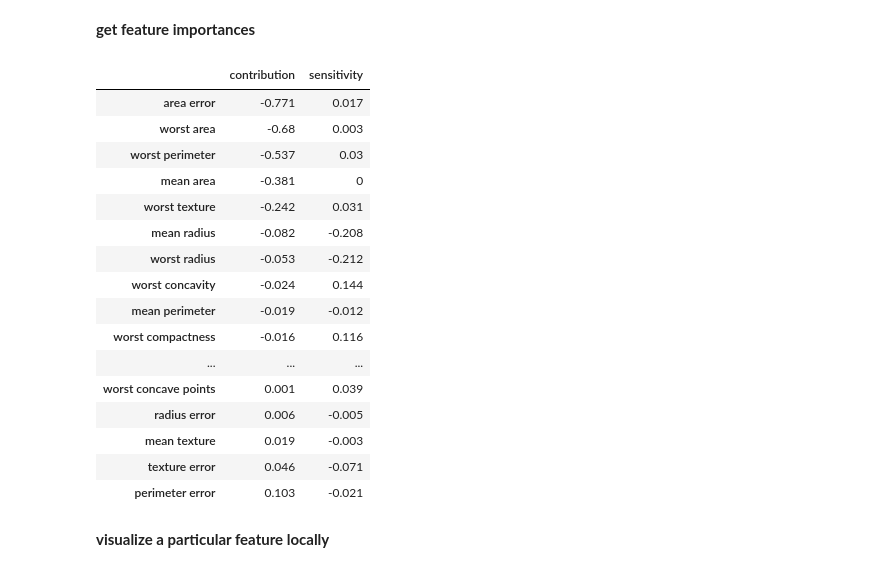
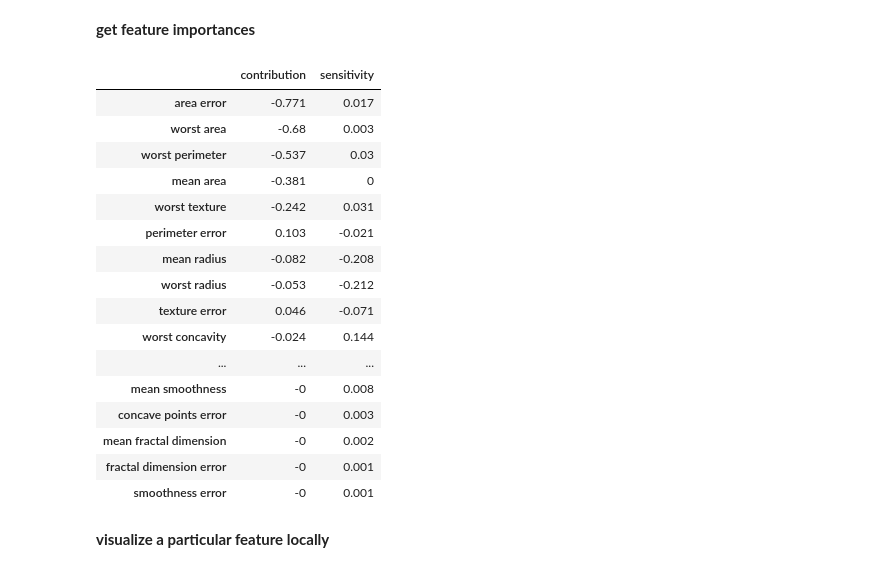
Before and after one commit to Pacmed/sensible-local-interpretations, a Jupyter notebook: interp/interp_breast_cancer.ipynb, the cells around one changed output. Cells and saved outputs as stored; diff of their text form; code cells hidden in the pictures.

```diff
--- a/interp/interp_breast_cancer.ipynb
+++ b/interp/interp_breast_cancer.ipynb
@@ -40,26 +40,25 @@ strategy = 'independent' # gaussian_kde
 **get feature importances**
 # %%
 explainer = lcp.Explainer(X_train, feature_names=feature_names, strategy=strategy, target_name=target_name)
-explainer.explain_instance(x, models[1].predict_proba,
-                           class_num, return_table=True)
+explainer.explain_instance(x, models[1].predict_proba, class_num, return_table=True)
 # %% [output]
 |  | contribution | sensitivity |
 | area error | -0.771 | 0.017 |
 | worst area | -0.68 | 0.003 |
 | worst perimeter | -0.537 | 0.03 |
 | mean area | -0.381 | 0 |
 | worst texture | -0.242 | 0.031 |
+| perimeter error | 0.103 | -0.021 |
 | mean radius | -0.082 | -0.208 |
 | worst radius | -0.053 | -0.212 |
+| texture error | 0.046 | -0.071 |
 | worst concavity | -0.024 | 0.144 |
-| mean perimeter | -0.019 | -0.012 |
-| worst compactness | -0.016 | 0.116 |
 | ... | ... | ... |
-| worst concave points | 0.001 | 0.039 |
-| radius error | 0.006 | -0.005 |
-| mean texture | 0.019 | -0.003 |
-| texture error | 0.046 | -0.071 |
-| perimeter error | 0.103 | -0.021 |
+| mean smoothness | -0 | 0.008 |
+| concave points error | -0 | 0.003 |
+| mean fractal dimension | -0 | 0.002 |
+| fractal dimension error | -0 | 0.001 |
+| smoothness error | -0 | 0.001 |
 # %% [markdown]
 **visualize a particular feature locally**
 # %%
```
Also changed, not shown: parts of 1 cell of this notebook, 2 other files.
